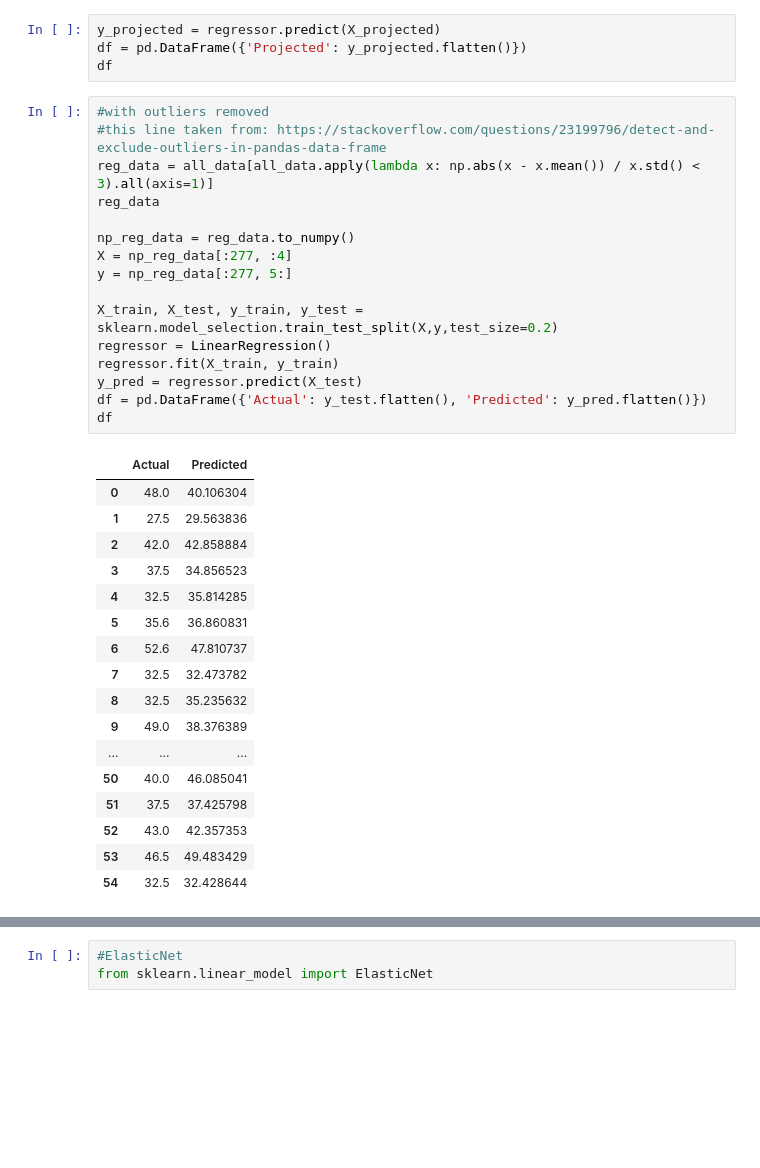
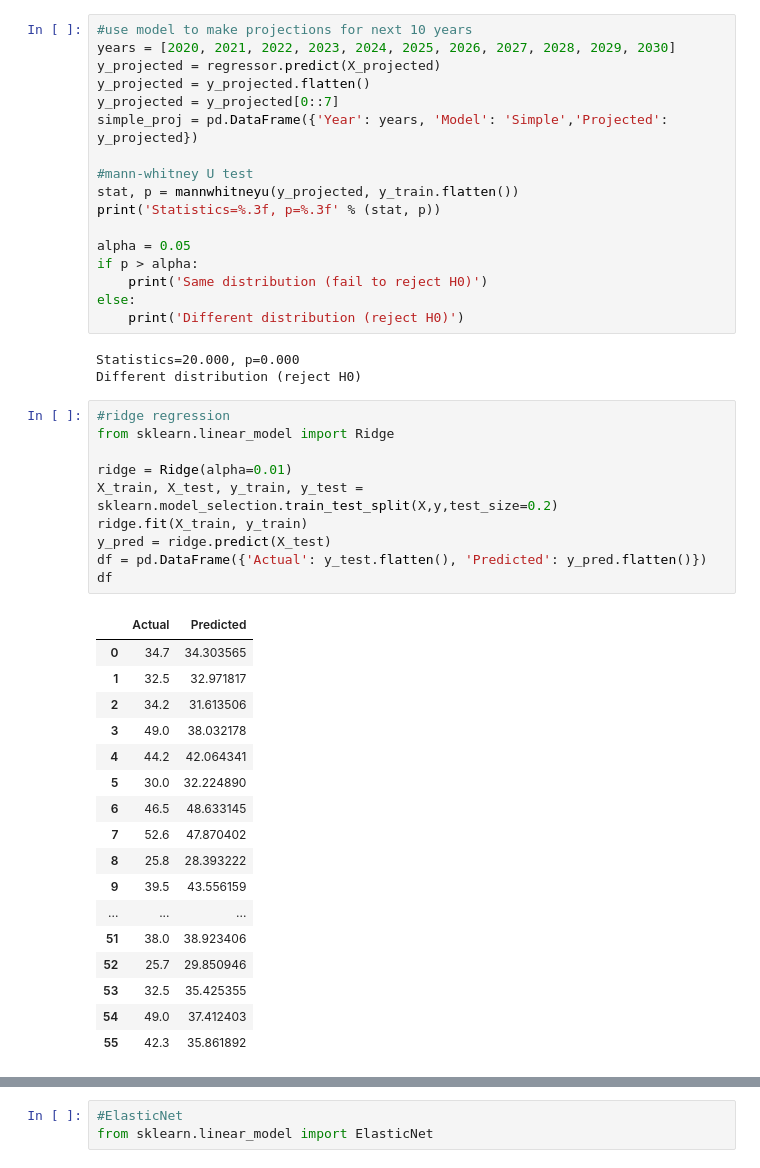
Before and after one commit to laniepreston/CapstoneCode, a Jupyter notebook: regression_models.ipynb, the cells around one changed output, grey strips where cells are left out. Drawn from its saved outputs; the diff is of its cells as text; blank space fills up the shorter version.

Commit message:
made neater and added mann whitney u test

```diff
--- a/regression_models.ipynb
+++ b/regression_models.ipynb
@@ -118,39 +175,49 @@ plt.show()
-# %%
-y_projected = regressor.predict(X_projected)
-df = pd.DataFrame({'Projected': y_projected.flatten()})
-df
+# %%
+#use model to make projections for next 10 years
+years = [2020, 2021, 2022, 2023, 2024, 2025, 2026, 2027, 2028, 2029, 2030]
+y_projected = regressor.predict(X_projected)
+y_projected = y_projected.flatten()
+y_projected = y_projected[0::7]
+simple_proj = pd.DataFrame({'Year': years, 'Model': 'Simple','Projected': y_projected})
+
+#mann-whitney U test
+stat, p = mannwhitneyu(y_projected, y_train.flatten())
+print('Statistics=%.3f, p=%.3f' % (stat, p))
+
+alpha = 0.05
+if p > alpha:
+    print('Same distribution (fail to reject H0)')
+else:
+    print('Different distribution (reject H0)')
+# %% [output]
+Statistics=20.000, p=0.000
+Different distribution (reject H0)
 # %%
-#with outliers removed
-#this line taken from: https://stackoverflow.com/questions/23199796/detect-and-exclude-outliers-in-pandas-data-frame
-reg_data = all_data[all_data.apply(lambda x: np.abs(x - x.mean()) / x.std() < 3).all(axis=1)]
-reg_data
+#ridge regression
+from sklearn.linear_model import Ridge
 
-np_reg_data = reg_data.to_numpy()
-X = np_reg_data[:277, :4]
-y = np_reg_data[:277, 5:]
-
+ridge = Ridge(alpha=0.01)
 X_train, X_test, y_train, y_test = sklearn.model_selection.train_test_split(X,y,test_size=0.2)
-regressor = LinearRegression()
-regressor.fit(X_train, y_train)
-y_pred = regressor.predict(X_test)
+ridge.fit(X_train, y_train)
+y_pred = ridge.predict(X_test)
 df = pd.DataFrame({'Actual': y_test.flatten(), 'Predicted': y_pred.flatten()})
 df
 # %% [output]
 |  | Actual | Predicted |
-| 0 | 48.0 | 40.106304 |
-| 1 | 27.5 | 29.563836 |
-| 2 | 42.0 | 42.858884 |
-| 3 | 37.5 | 34.856523 |
-| 4 | 32.5 | 35.814285 |
-| 5 | 35.6 | 36.860831 |
-| 6 | 52.6 | 47.810737 |
-| 7 | 32.5 | 32.473782 |
-| 8 | 32.5 | 35.235632 |
-| 9 | 49.0 | 38.376389 |
+| 0 | 34.7 | 34.303565 |
+| 1 | 32.5 | 32.971817 |
+| 2 | 34.2 | 31.613506 |
+| 3 | 49.0 | 38.032178 |
+| 4 | 44.2 | 42.064341 |
+| 5 | 30.0 | 32.224890 |
+| 6 | 46.5 | 48.633145 |
+| 7 | 52.6 | 47.870402 |
+| 8 | 25.8 | 28.393222 |
+| 9 | 39.5 | 43.556159 |
 | ... | ... | ... |
-| 50 | 40.0 | 46.085041 |
-| 51 | 37.5 | 37.425798 |
-| 52 | 43.0 | 42.357353 |
-| 53 | 46.5 | 49.483429 |
-| 54 | 32.5 | 32.428644 |
+| 51 | 38.0 | 38.923406 |
+| 52 | 25.7 | 29.850946 |
+| 53 | 32.5 | 35.425355 |
+| 54 | 49.0 | 37.412403 |
+| 55 | 42.3 | 35.861892 |
 # %%
```
Also changed, not shown: parts of 42 cells of this notebook, 1 other file.
